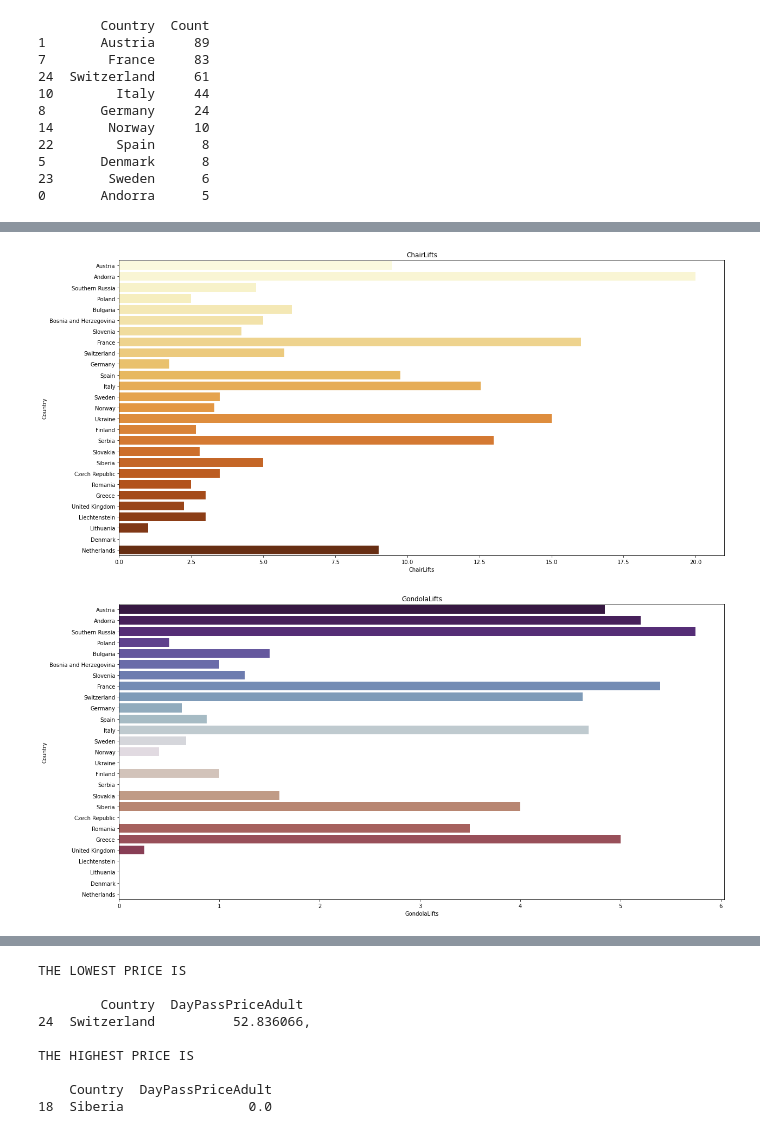
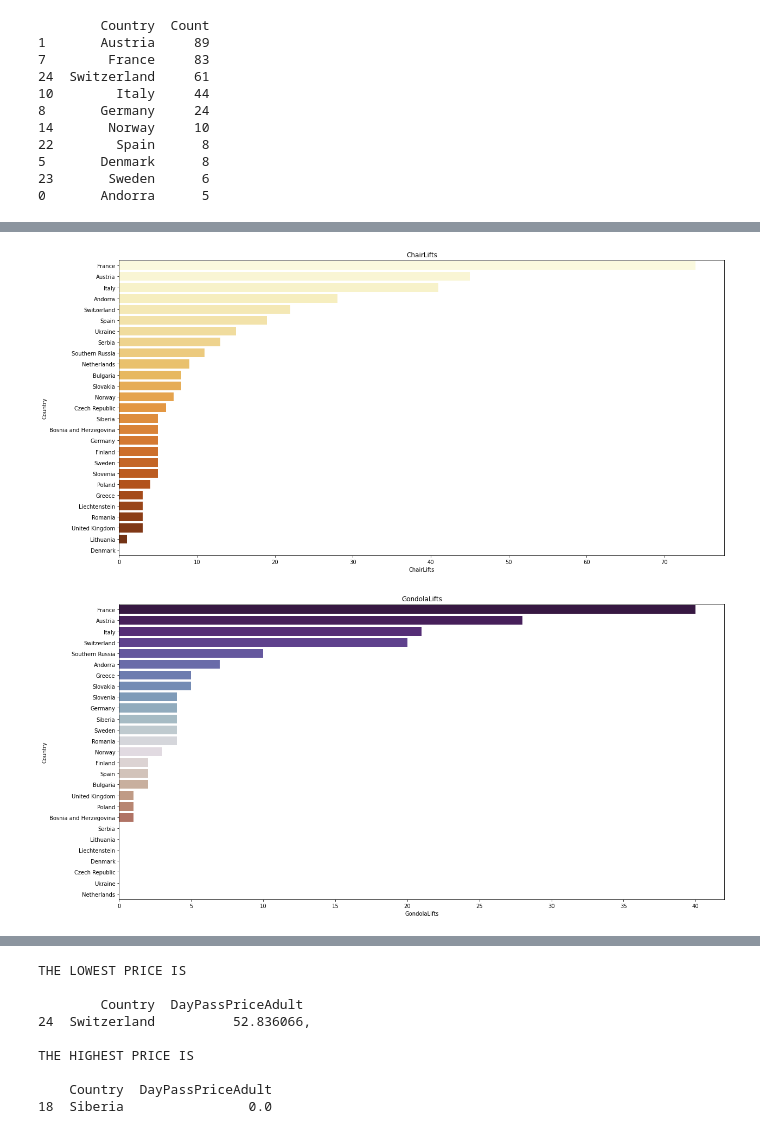
Before and after one commit to Pczo31/Ski-Resorts-Recommandation-system, a Jupyter notebook: Untitled.ipynb, the cells around one changed output, grey strips where cells are left out. Saved outputs shown, nothing was run; the diff lists cells and outputs as text; code cells hidden in the pictures.

```diff
--- a/Untitled.ipynb
+++ b/Untitled.ipynb
@@ -180,18 +224,20 @@ plt.show()
 # %%
 plt.figure(figsize=(20,10))
-sns.barplot(y="Country", x="ChairLifts" ,data=ski_resorts, palette="YlOrBr", ci = None)
+sns.barplot(y="Country", x="ChairLifts" ,data=result, palette="YlOrBr", ci = None)
 plt.xlabel('ChairLifts')
 plt.ylabel('Country')
 plt.title('ChairLifts', loc='Center', fontsize=12)
 plt.show()
 # %% [output]
-[figure, old version]
+[figure, new version]
+# %%
+result = ski_resorts.groupby(["Country"])['GondolaLifts'].max().reset_index().sort_values('GondolaLifts',ascending=False)
 # %%
 plt.figure(figsize=(20,10))
-sns.barplot(y="Country", x="GondolaLifts" ,data=ski_resorts, palette="twilight_shifted", ci = None)
+sns.barplot(y="Country", x="GondolaLifts" ,data=result, palette="twilight_shifted", ci = None)
 plt.xlabel('GondolaLifts')
 plt.ylabel('Country')
 plt.title('GondolaLifts', loc='Center', fontsize=12)
 plt.show()
 # %% [output]
-[figure, old version]
+[figure, new version]
```
Also changed, not shown: parts of 113 cells of this notebook, 1 other file.
